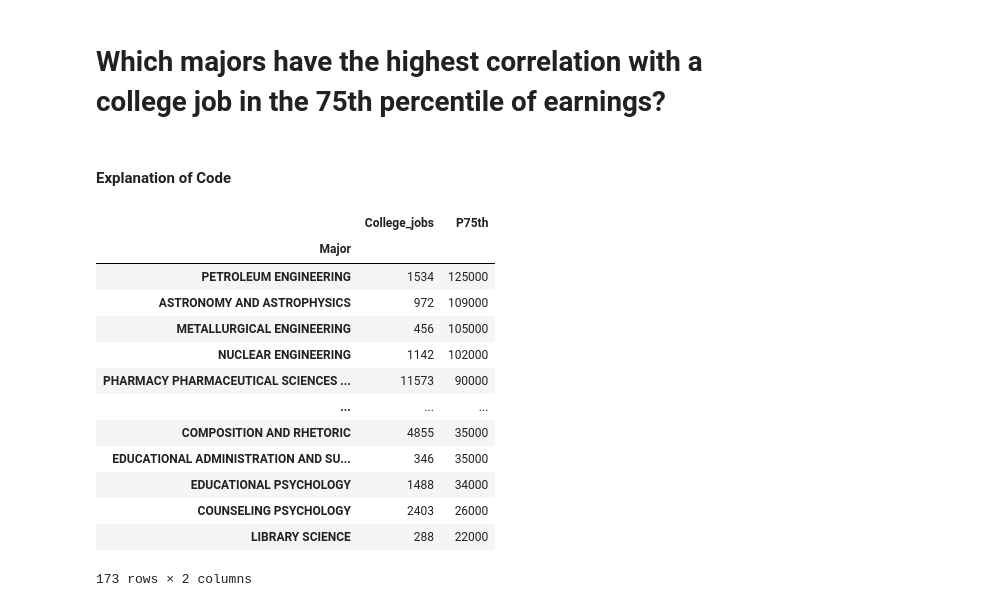
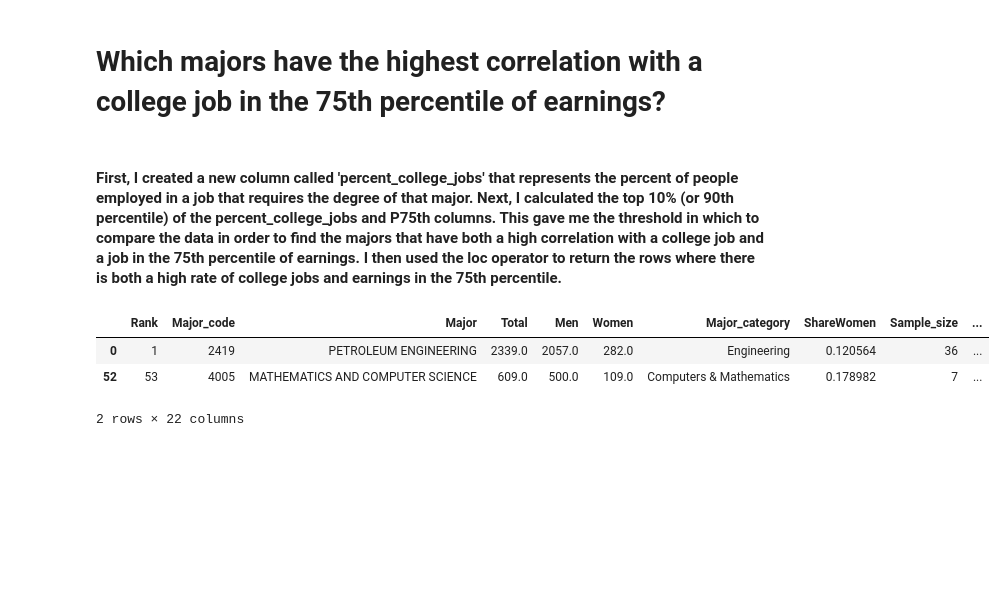
Before and after one commit to MGKane23/data-science-2022F, a Jupyter notebook: unit2/EDA_Project/Kane_project2.ipynb, the cells around one changed output. Cells and saved outputs as stored; diff of their text form; code cells hidden in the pictures; blank space fills up the shorter version.

```diff
--- a/unit2/EDA_Project/Kane_project2.ipynb
+++ b/unit2/EDA_Project/Kane_project2.ipynb
@@ -113,29 +152,14 @@ top_10_comp_and_math_majors.loc[:, ['Major', 'Total']]
 # %% [markdown]
 # Which majors have the highest correlation with a college job in the 75th percentile of earnings?
-# %% [markdown]
-#### Explanation of Code
+# %% [markdown]
+#### First, I created a new column called 'percent_college_jobs' that represents the percent of people employed in a job that requires the degree of that major. Next, I calculated the top 10% (or 90th percentile) of the percent_college_jobs and P75th columns. This gave me the threshold in which to compare the data in order to find the majors that have both a high correlation with a college job and a job in the 75th percentile of earnings. I then used the loc operator to return the rows where there is both a high rate of college jobs and earnings in the 75th percentile.
 # %%
-df_corr = df.corr()
-
-def max_corr(item):
-    max_corr = df_corr[item].drop(item).idxmax()
-    return max_corr
-# df.set_index('Major').loc[df.College_jobs.idxmax() == df.P75th.idxmax()]
-# df.set_index('Major').College_jobs.idxmax()
-# df.set_index('Major').P75th.idxmax()
-df.set_index('Major').loc[:, ['College_jobs', 'P75th']].sort_values(by='P75th', ascending = False)
+df['percent_college_jobs'] = df.College_jobs/df.Total
+college_jobs_threshold = df.percent_college_jobs.quantile(0.9)
+P75th_threshold = df.P75th.quantile(0.9)
+df.loc[(df.percent_college_jobs >= college_jobs_threshold) & (df.P75th >= P75th_threshold)]
 # %% [output]
-|  | College_jobs | P75th |
-| Major |  |  |
-| PETROLEUM ENGINEERING | 1534 | 125000 |
-| ASTRONOMY AND ASTROPHYSICS | 972 | 109000 |
-| METALLURGICAL ENGINEERING | 456 | 105000 |
-| NUCLEAR ENGINEERING | 1142 | 102000 |
-| PHARMACY PHARMACEUTICAL SCIENCES ... | 11573 | 90000 |
-| ... | ... | ... |
-| COMPOSITION AND RHETORIC | 4855 | 35000 |
-| EDUCATIONAL ADMINISTRATION AND SU... | 346 | 35000 |
-| EDUCATIONAL PSYCHOLOGY | 1488 | 34000 |
-| COUNSELING PSYCHOLOGY | 2403 | 26000 |
-| LIBRARY SCIENCE | 288 | 22000 |
+|  | Rank | Major_code | Major | Total | Men | Women | Major_category | ShareWomen | Sample_size | ... |
+| 0 | 1 | 2419 | PETROLEUM ENGINEERING | 2339.0 | 2057.0 | 282.0 | Engineering | 0.120564 | 36 | ... |
+| 52 | 53 | 4005 | MATHEMATICS AND COMPUTER SCIENCE | 609.0 | 500.0 | 109.0 | Computers & Mathematics | 0.178982 | 7 | ... |
-173 rows × 2 columns
+2 rows × 22 columns
```
Also changed, not shown: parts of 13 cells of this notebook.
